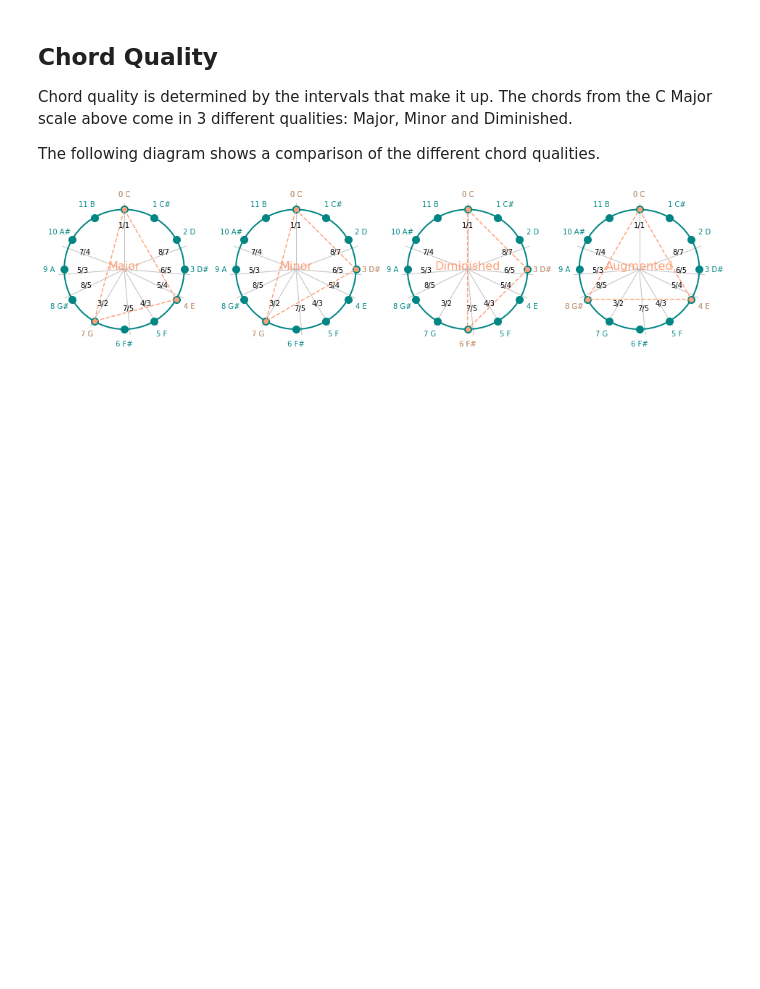
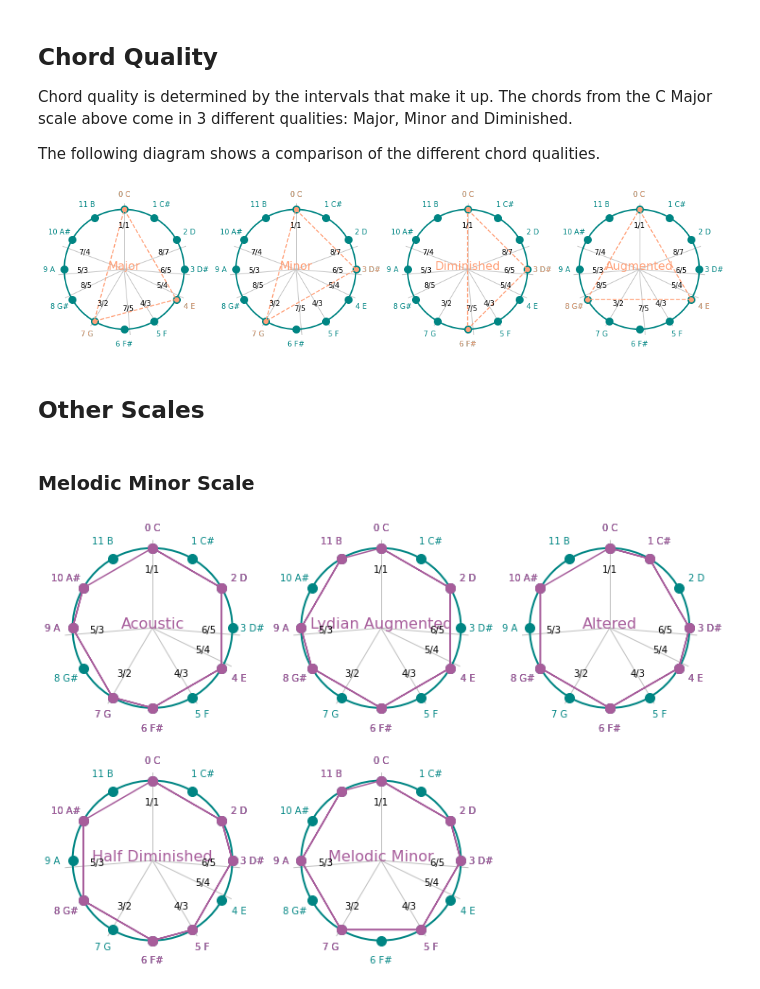
Before and after one commit to pigatron-industries/xen_quantizer, a Jupyter notebook: python/12EDOScalesChords.ipynb, the cells around one changed output. Drawn from its saved outputs; the diff is of its cells as text; code cells hidden in the pictures; blank space fills up the shorter version.

```diff
--- a/python/12EDOScalesChords.ipynb
+++ b/python/12EDOScalesChords.ipynb
@@ -115,3 +115,29 @@ plot.plotChord(chord_augmented, 0, "Augmented")
 plot.plot()
 # %% [output]
 [figure]
+# %% [markdown]
+## Other Scales
+# %% [markdown]
+### Melodic Minor Scale
+# %%
+scale_melodic_minor = tuning.Scale("Melodic Minor", tuning_12edo, [0, 2, 4, 6, 7, 9, 10])
+
+plot = tuningplot.TuningPolarPlot(4, 3, 2, 5)
+plot.plotRatios([(1, 1), (3, 2), (4, 3), (5, 3), (5, 4), (6, 5)])
+plot.plotTuning(tuning_12edo)
+plot.plotScale(scale_melodic_minor, 0, 2, "Acoustic", True)
+plot.plot()
+plot.plotTuning(tuning_12edo)
+plot.plotScale(scale_melodic_minor, 2, 2, "Lydian Augmented", True)
+plot.plot()
+plot.plotTuning(tuning_12edo)
+plot.plotScale(scale_melodic_minor, 6, 2, "Altered", True)
+plot.plot()
+plot.plotTuning(tuning_12edo)
+plot.plotScale(scale_melodic_minor, 8, 2, "Half Diminished", True)
+plot.plot()
+plot.plotTuning(tuning_12edo)
+plot.plotScale(scale_melodic_minor, 5, 2, "Melodic Minor", True)
+plot.plot()
+# %% [output]
+[figure, added]
```
Also changed, not shown: parts of 4 cells of this notebook, 4 other files.
